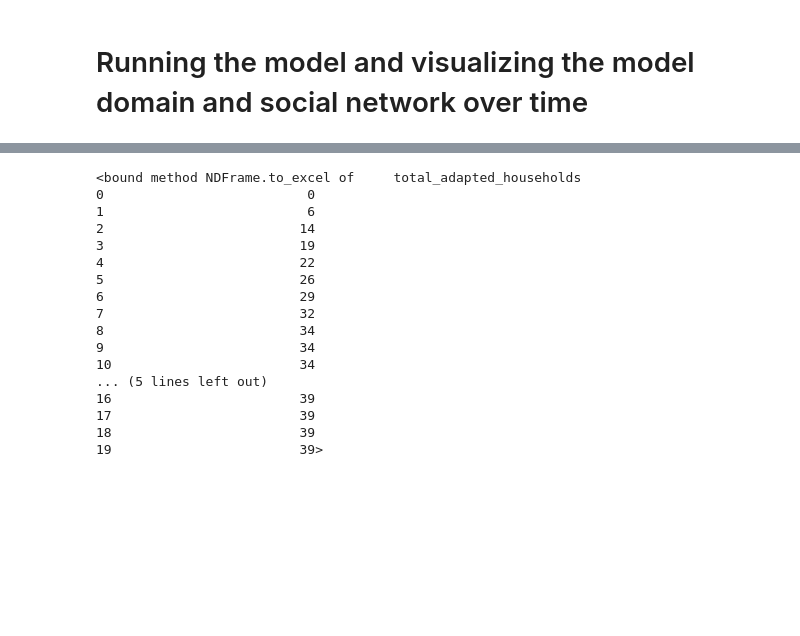
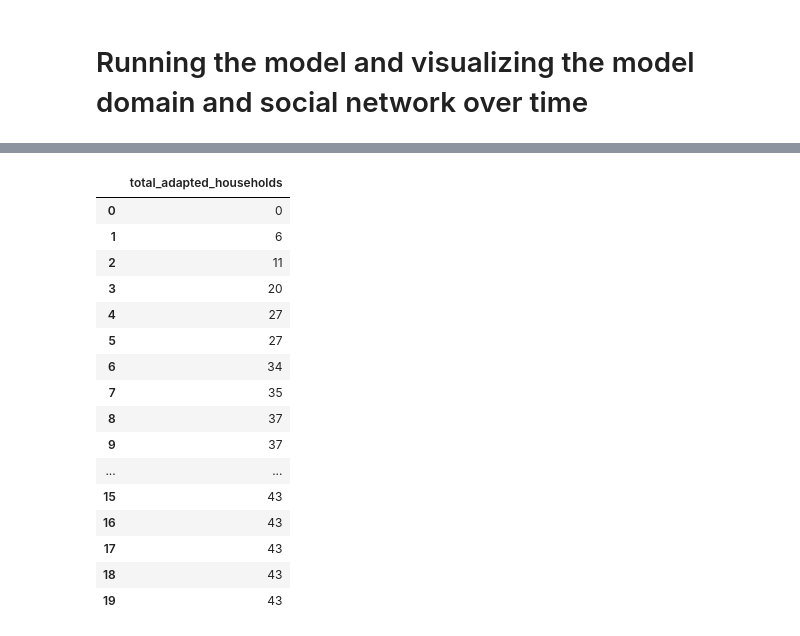
Before and after one commit to StijnWalsh/ABM_Project_Final, a Jupyter notebook: base_model_mesa/model/demo.ipynb, the cells around one changed output, grey strips where cells are left out. Saved outputs shown, nothing was run; the diff lists cells and outputs as text; code cells hidden in the pictures; blank space fills up the shorter version.

```diff
--- a/base_model_mesa/model/demo.ipynb
+++ b/base_model_mesa/model/demo.ipynb
@@ -120,22 +120,22 @@ agent_data
 1000 rows × 7 columns
 # %%
 model_data = model.datacollector.get_model_vars_dataframe()
-model_data.to_excel
+model_data
 # %% [output]
-<bound method NDFrame.to_excel of     total_adapted_households
-0                          0
-1                          6
-2                         14
-3                         19
-4                         22
-5                         26
-6                         29
-7                         32
-8                         34
-9                         34
-10                        34
-... (5 lines left out)
-16                        39
-17                        39
-18                        39
-19                        39>
+|  | total_adapted_households |
+| 0 | 0 |
+| 1 | 6 |
+| 2 | 11 |
+| 3 | 20 |
+| 4 | 27 |
+| 5 | 27 |
+| 6 | 34 |
+| 7 | 35 |
+| 8 | 37 |
+| 9 | 37 |
+| ... | ... |
+| 15 | 43 |
+| 16 | 43 |
+| 17 | 43 |
+| 18 | 43 |
+| 19 | 43 |
```
Also changed, not shown: parts of 2 cells of this notebook, 2 other files.
